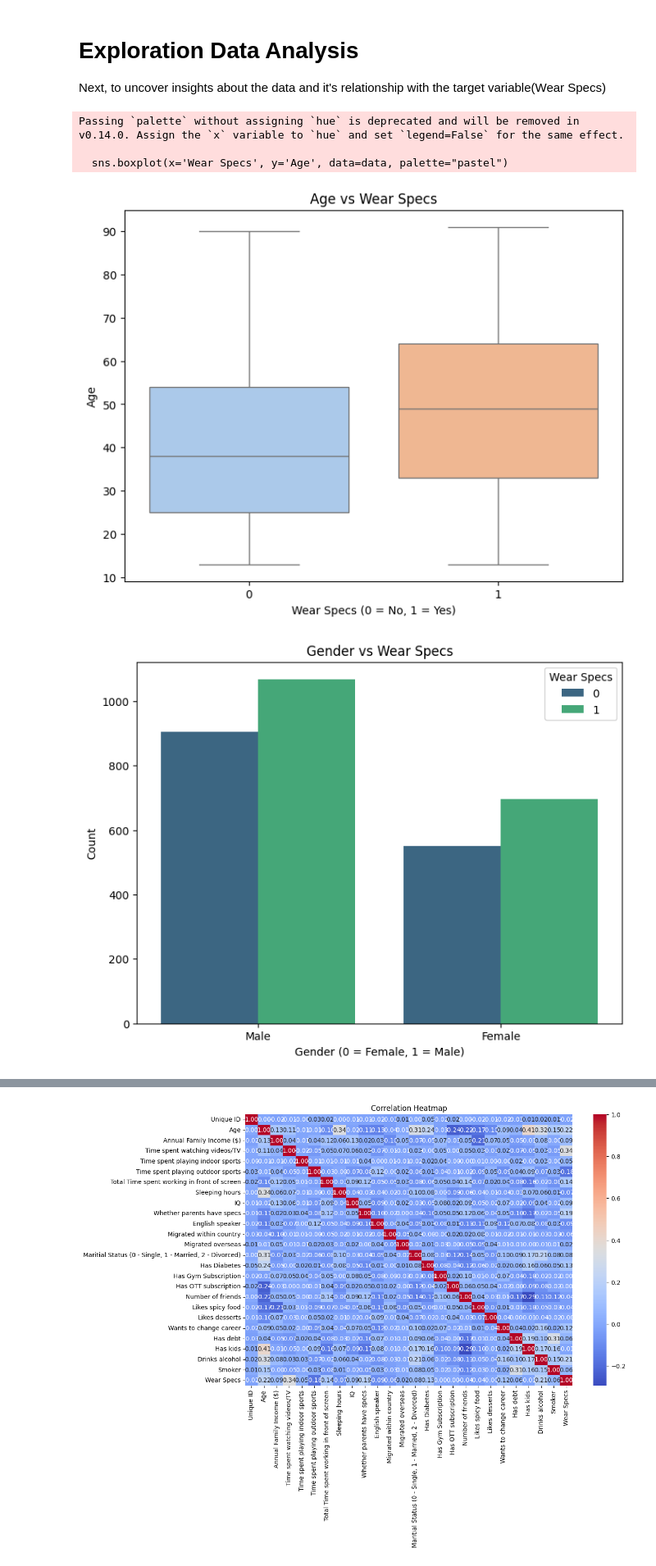
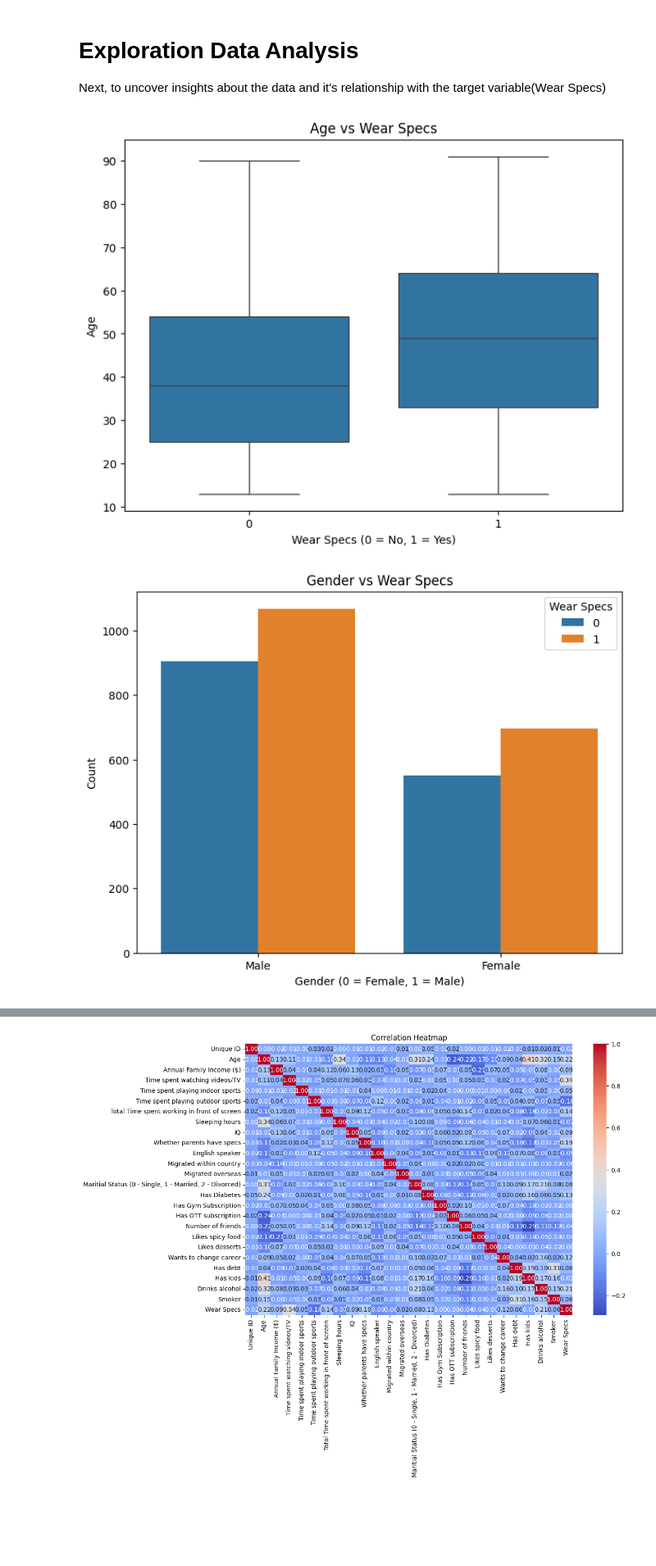
Before and after one commit to MphoPetunia/SpecsSurveyData, a Jupyter notebook: companyproject.ipynb, the cells around one changed output, grey strips where cells are left out. Shown at 82% size. Cells and saved outputs as stored; diff of their text form; code cells hidden in the pictures; blank space fills up the shorter version.

```diff
--- a/companyproject.ipynb
+++ b/companyproject.ipynb
@@ -111,32 +111,29 @@ Next, to uncover insights about the data and it's relationship with the target v
 # %%
 # Boxplot: Age vs Wear Specs
 plt.figure(figsize=(8, 6))
-sns.boxplot(x='Wear Specs', y='Age', data=data, palette="pastel")
+sns.boxplot(x='Wear Specs', y='Age', data=data)
 plt.title("Age vs Wear Specs")
 plt.xlabel("Wear Specs (0 = No, 1 = Yes)")
 plt.ylabel("Age")
 plt.show()
 
 # Barplot: Gender vs Wear Specs
 plt.figure(figsize=(8, 6))
-sns.countplot(x='Gender', hue='Wear Specs', data=data, palette="viridis")
+sns.countplot(x='Gender', hue='Wear Specs', data=data)
 plt.title("Gender vs Wear Specs")
 plt.xlabel("Gender (0 = Female, 1 = Male)")
 plt.ylabel("Count")
 plt.legend(title="Wear Specs", loc='upper right')
 plt.show()
 
 # Distribution of Annual Income by Wear Specs
 plt.figure(figsize=(8, 6))
 sns.histplot(data, x='Annual Family Income ($)', hue='Wear Specs', kde=True, bins=30)
 plt.title("Annual Income Distribution by Wear Specs")
 plt.xlabel("Annual Family Income ($)")
 plt.ylabel("Count")
 plt.show()
 # %% [output]
-Passing `palette` without assigning `hue` is deprecated and will be removed in v0.14.0. Assign the `x` variable to `hue` and set `legend=False` for the same effect.
-
-  sns.boxplot(x='Wear Specs', y='Age', data=data, palette="pastel")
-[figure, old version]
+[figure, new version]
-[figure, old version]
+[figure, new version]
 [figure]
```
Also changed, not shown: parts of 1 cell of this notebook.
